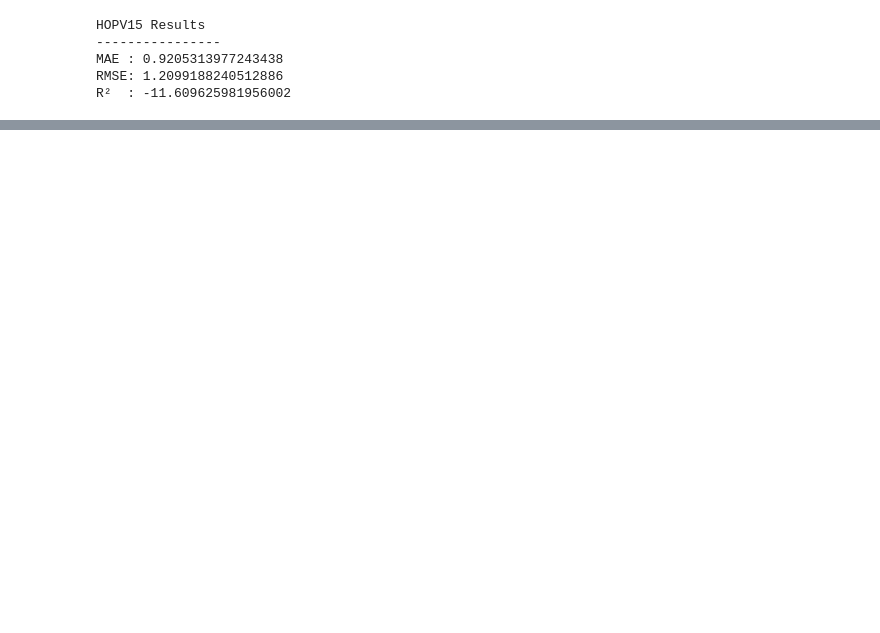
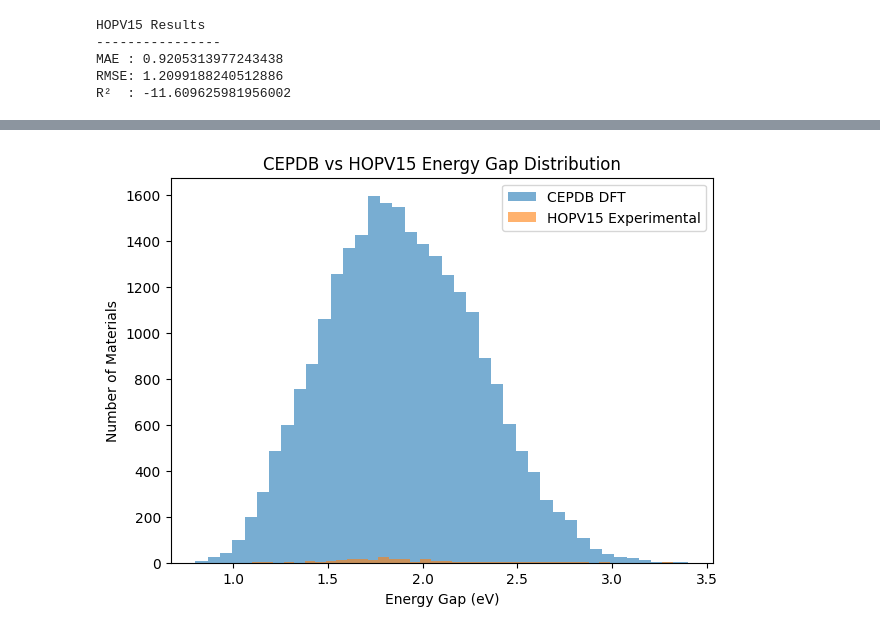
Before and after one commit to Don-Arun007/ML-Prediction-of-HOMO-LUMO-Energy-Gap, a Jupyter notebook: HOMO_LUMO_Energy_Gap_Linear_Reg.ipynb, the cells around one changed output, grey strips where cells are left out. Cells and saved outputs as stored; diff of their text form; code cells hidden in the pictures; blank space fills up the shorter version.

```diff
--- a/HOMO_LUMO_Energy_Gap_Linear_Reg.ipynb
+++ b/HOMO_LUMO_Energy_Gap_Linear_Reg.ipynb
@@ -240,0 +85,13 @@ results.to_csv("HOPV15_predictions.csv", index=False)
+# %%
+plt.figure(figsize=(7,5))
+
+plt.hist(y_train, bins=40, alpha=0.6, label="CEPDB DFT")
+plt.hist(y_test, bins=40, alpha=0.6, label="HOPV15 Experimental")
+
+plt.xlabel("Energy Gap (eV)")
+plt.ylabel("Number of Materials")
+plt.title("CEPDB vs HOPV15 Energy Gap Distribution")
+plt.legend()
+plt.show()
+# %% [output]
+[figure, added]
```
Also changed, not shown: parts of 12 cells of this notebook, 4 other files.
